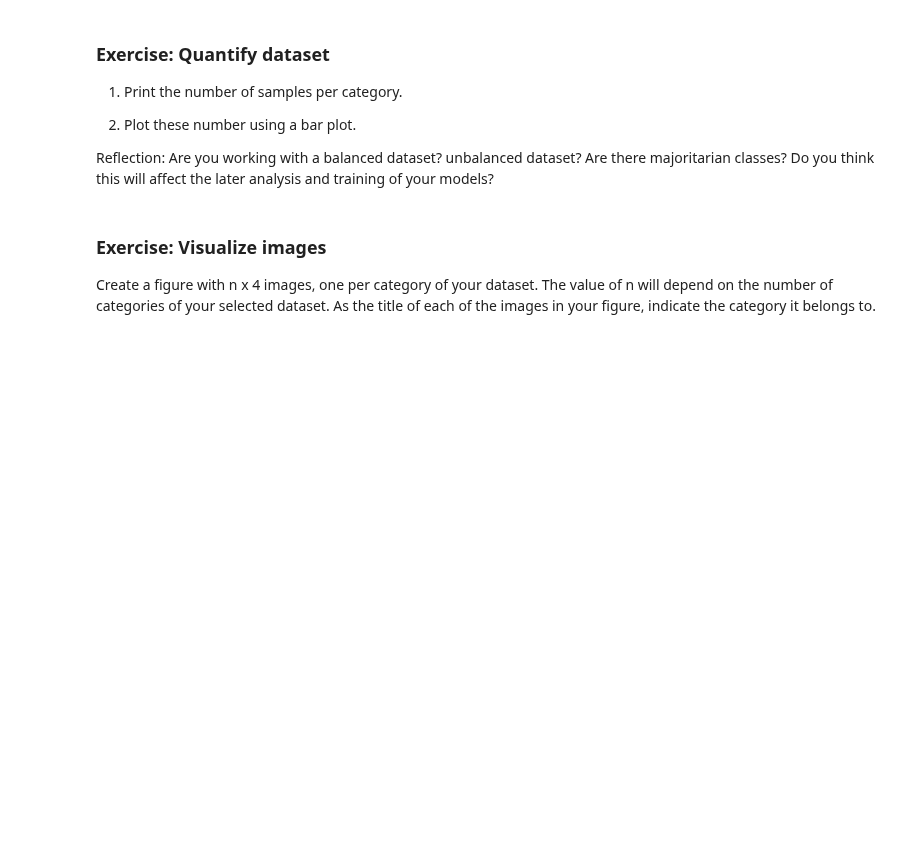
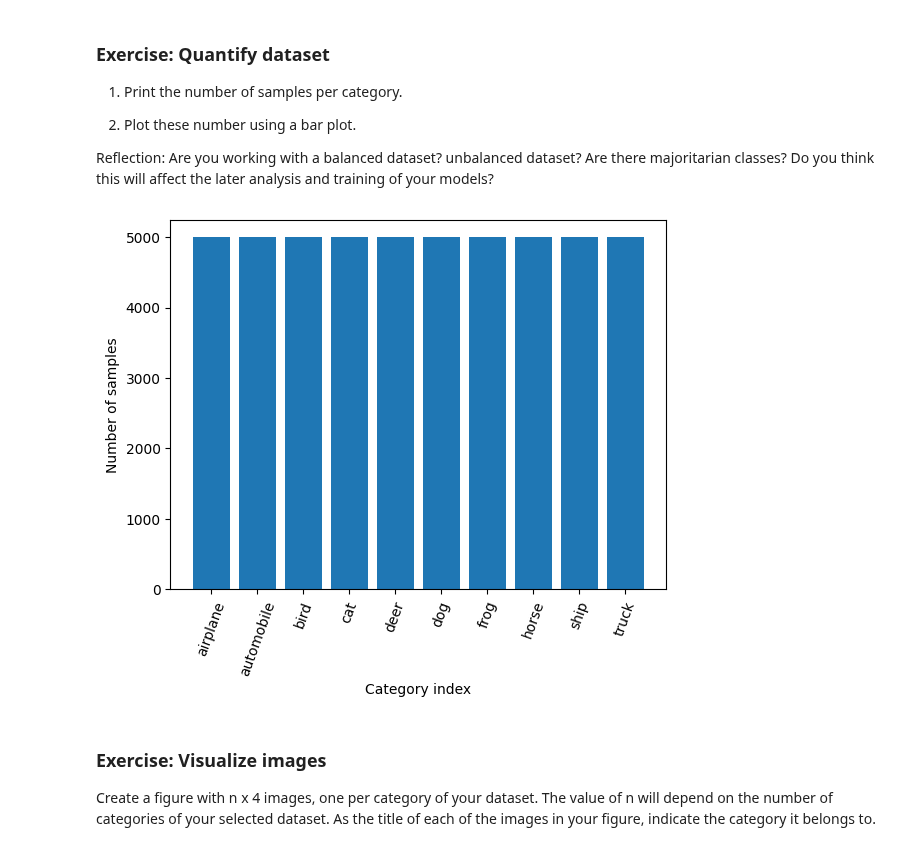
Before and after one commit to Frederico-lp/Data-Science, a Jupyter notebook: assignmentsCV/Assignment 1 - Understanding a dataset.ipynb, the cells around one changed output. Drawn from its saved outputs; the diff is of its cells as text; code cells hidden in the pictures; blank space fills up the shorter version.

```diff
--- a/assignmentsCV/Assignment 1 - Understanding a dataset.ipynb
+++ b/assignmentsCV/Assignment 1 - Understanding a dataset.ipynb
@@ -24,0 +24,8 @@ dataset = torchvision.datasets. ...
+# %%
+import torchvision
+from torchvision.transforms import ToTensor
+from torch.utils.data import DataLoader
+
+dataset = torchvision.datasets.cifar.CIFAR10(root="./",transform=ToTensor(), download=True, train=True)
+
+dataloader = DataLoader(dataset, shuffle=True, batch_size=len(dataset))
@@ -24,0 +34,13 @@ dataset = torchvision.datasets. ...
+# %%
+features, labels = next(iter(dataloader))
+# %%
+features = np.array(features)
+labels = np.array(labels)
+
+nSamples = features.shape[0]
+nClasses = len(np.unique(labels))
+imgShape = features[0, :, :, :].shape
+
+print("Number of samples: ", nSamples)
+print("Number of classes: ", nClasses)
+print("Shape of an image: ", imgShape)
@@ -35,3 +59,13 @@ Reflection: Are you working with a balanced dataset? unbalanced dataset? Are the
+# %%
+unique, counts = np.unique(labels, return_counts=True)
+
+plt.bar(np.array(dataset.classes)[unique], counts)
+plt.ylabel("Number of samples")
+plt.xlabel("Category index")
+plt.xticks(rotation=70)
+plt.show()
+# %% [output]
+[figure, added]
 # %% [markdown]
 ### Exercise: Visualize images
 
```
Also changed, not shown: parts of 18 cells of this notebook, 2 other files.
